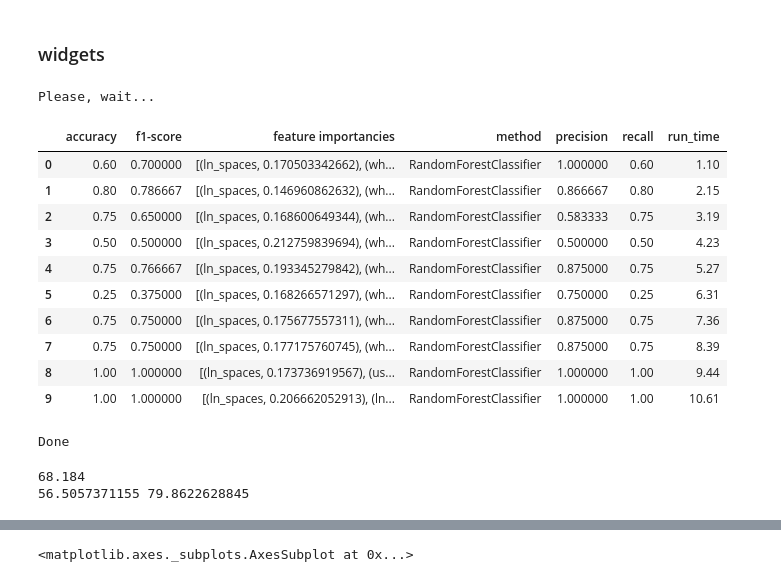
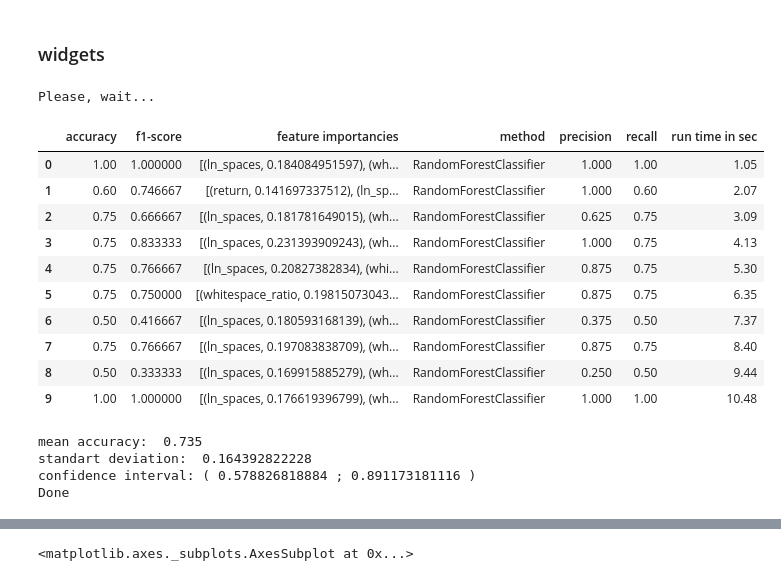
Before and after one commit to MarinaMeyta/WhoseCppCode, a Jupyter notebook: main.ipynb, the cells around one changed output, grey strips where cells are left out. Saved outputs shown, nothing was run; the diff lists cells and outputs as text; code cells hidden in the pictures.

```diff
--- a/main.ipynb
+++ b/main.ipynb
@@ -135,27 +137,30 @@ def g(x, y):
 from ipywidgets import Text, IntSlider, Box, Layout, Label, Dropdown, Textarea, Button
 from IPython.display import display, HTML, clear_output
 
-from core.whose_cpp_code import classify_authors, get_filenames, get_sample_matrix
+from core.whose_cpp_code import classify_authors
+import pandas as pd
 
 import warnings
 warnings.filterwarnings("ignore")
 
 
-def save(b):
-    print('saving..')
 
-save_button = Button(description='Save', tooltip='Click me', icon='check', button_style='success')
-save_button.on_click(save)
 
-def click(b):
+
+def classify(b):
     clear_output()
     print('Please, wait...')
     report = classify_authors(data.value, classifier.value)
 
-    import pandas as pd
     df = pd.DataFrame(report)
+    df.to_csv('output.csv', mode='w')
     display(HTML(df.to_html()))
+    accuracy = df['accuracy'].tolist()
+
+    get_confidence(accuracy)
+
     print('Done')
+
 #     report = classify_authors(data.value, loops.value)
 #     print(report['classification_report'])
 #     print(report['accuracy'])
@@ -173,66 +178,49 @@ form_item_layout = Layout(
     justify_content='space-between'
 )
 
 loops = IntSlider(min=0, max=10)
 data = Dropdown(options={'students' : '/media/marina/hdd/diploma/data/c++/data/',
                            'GoogleCodeJam' : '/media/marina/hdd/diploma/data/c++/data3/',
                            'GitHub' : '/media/marina/hdd/diploma/data/c++/github_data/'})
 classifier =  Dropdown(options={'RandomForest' : 'RandomForestClassifier',
                                 'GradientBoosting' : 'GradientBoostingClassifier'})
-username = Text()
-password = Text()
+# username = Text()
+# password = Text()
 
 form_items = [
 #     Box([Label(value='Loops:'), loops], layout=form_item_layout),
     Box([Label(value='Data:'), data], layout=form_item_layout),
     Box([Label(value='Classifier:'), classifier], layout=form_item_layout),
 #     Box([Label(value='Username:'), username], layout=form_item_layout),
 #     Box([Label(value='Password:'), password], layout=form_item_layout),
 ]
 
 form = Box(form_items, layout=Layout(
     display='flex',
     flex_flow='column',
-#     border='solid 1px',
     align_items='stretch',
     width='50%'
 ))
 
 classify_button = Button(description='Classify', tooltip='Click me', icon='check', button_style='success')
-classify_button.on_click(click)
+classify_button.on_click(classify)
 #
-display(form, classify_button, save_button)
+display(form, classify_button)
 # Text(value='Username')
 # %% [output]
 Please, wait...
-|  | accuracy | f1-score | feature importancies | method | precision | recall | run_time |
-| 0 | 0.60 | 0.700000 | [(ln_spaces, 0.170503342662), (wh... | RandomForestClassifier | 1.000000 | 0.60 | 1.10 |
-| 1 | 0.80 | 0.786667 | [(ln_spaces, 0.146960862632), (wh... | RandomForestClassifier | 0.866667 | 0.80 | 2.15 |
-| 2 | 0.75 | 0.650000 | [(ln_spaces, 0.168600649344), (wh... | RandomForestClassifier | 0.583333 | 0.75 | 3.19 |
-| 3 | 0.50 | 0.500000 | [(ln_spaces, 0.212759839694), (wh... | RandomForestClassifier | 0.500000 | 0.50 | 4.23 |
-| 4 | 0.75 | 0.766667 | [(ln_spaces, 0.193345279842), (wh... | RandomForestClassifier | 0.875000 | 0.75 | 5.27 |
-| 5 | 0.25 | 0.375000 | [(ln_spaces, 0.168266571297), (wh... | RandomForestClassifier | 0.750000 | 0.25 | 6.31 |
-| 6 | 0.75 | 0.750000 | [(ln_spaces, 0.175677557311), (wh... | RandomForestClassifier | 0.875000 | 0.75 | 7.36 |
-| 7 | 0.75 | 0.750000 | [(ln_spaces, 0.177175760745), (wh... | RandomForestClassifier | 0.875000 | 0.75 | 8.39 |
-| 8 | 1.00 | 1.000000 | [(ln_spaces, 0.173736919567), (us... | RandomForestClassifier | 1.000000 | 1.00 | 9.44 |
-| 9 | 1.00 | 1.000000 | [(ln_spaces, 0.206662052913), (ln... | RandomForestClassifier | 1.000000 | 1.00 | 10.61 |
+|  | accuracy | f1-score | feature importancies | method | precision | recall | run time in sec |
+| 0 | 1.00 | 1.000000 | [(ln_spaces, 0.184084951597), (wh... | RandomForestClassifier | 1.000 | 1.00 | 1.05 |
+| 1 | 0.60 | 0.746667 | [(return, 0.141697337512), (ln_sp... | RandomForestClassifier | 1.000 | 0.60 | 2.07 |
+| 2 | 0.75 | 0.666667 | [(ln_spaces, 0.181781649015), (wh... | RandomForestClassifier | 0.625 | 0.75 | 3.09 |
+| 3 | 0.75 | 0.833333 | [(ln_spaces, 0.231393909243), (wh... | RandomForestClassifier | 1.000 | 0.75 | 4.13 |
+| 4 | 0.75 | 0.766667 | [(ln_spaces, 0.20827382834), (whi... | RandomForestClassifier | 0.875 | 0.75 | 5.30 |
+| 5 | 0.75 | 0.750000 | [(whitespace_ratio, 0.19815073043... | RandomForestClassifier | 0.875 | 0.75 | 6.35 |
+| 6 | 0.50 | 0.416667 | [(ln_spaces, 0.180593168139), (wh... | RandomForestClassifier | 0.375 | 0.50 | 7.37 |
+| 7 | 0.75 | 0.766667 | [(ln_spaces, 0.197083838709), (wh... | RandomForestClassifier | 0.875 | 0.75 | 8.40 |
+| 8 | 0.50 | 0.333333 | [(ln_spaces, 0.169915885279), (wh... | RandomForestClassifier | 0.250 | 0.50 | 9.44 |
+| 9 | 1.00 | 1.000000 | [(ln_spaces, 0.176619396799), (wh... | RandomForestClassifier | 1.000 | 1.00 | 10.48 |
+mean accuracy:  0.735
+standart deviation:  0.164392822228
+confidence interval: ( 0.578826818884 ; 0.891173181116 )
 Done
-# %%
-from numpy import mean, var, std
-
-# accuracy
-# GradientBoosting
-# x = [72.73, 72.73, 81.82, 63.64, 81.82, 90.91, 63.64, 63.64, 45.45, 63.64]
-# Random Forest
-x = [72.73, 72.73, 45.45, 72.73, 72.73, 72.73, 54.55, 54.55, 81.82, 81.82]
-
-m = mean(x)  # general average
-v = var(x)  # dispersion
-s = std(x)  # standard deviation
-
-# confidence interval
-print(m)
-print(m - s, m + s)
-# %% [output]
-68.184
-56.5057371155 79.8622628845
```
Also changed, not shown: parts of 2 cells of this notebook, 2 other files.
